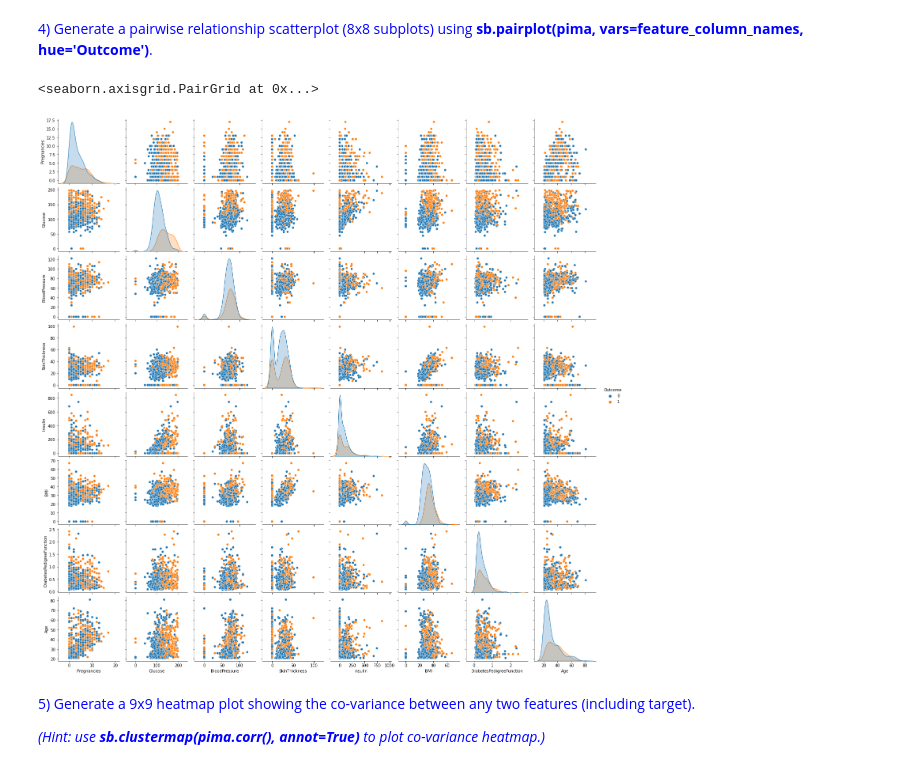
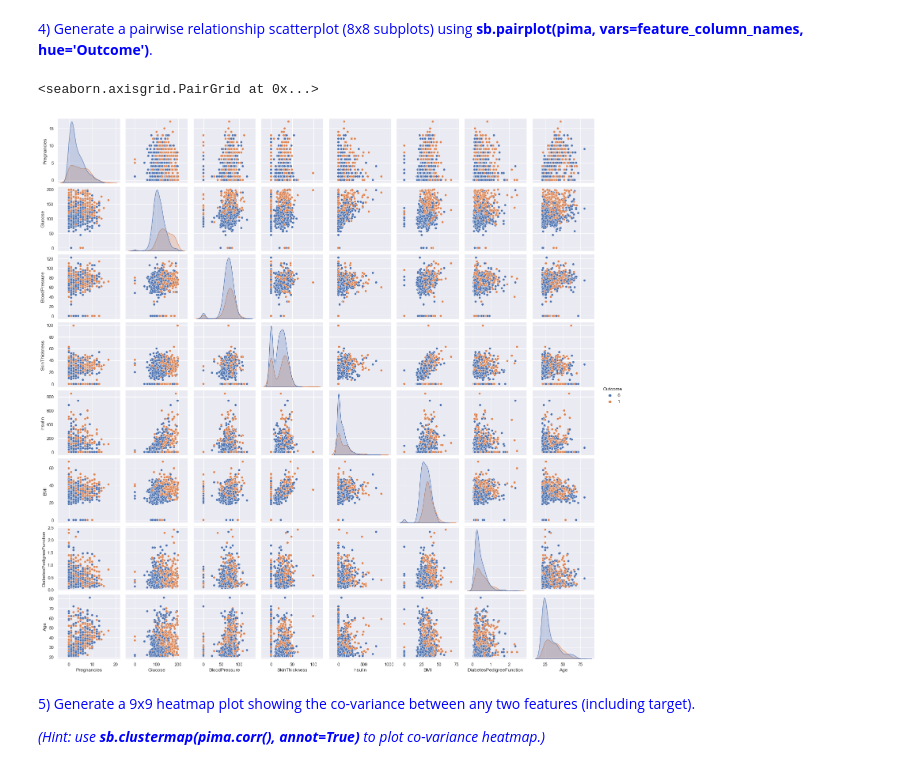
Before and after one commit to KOBeerose/Academic-Projects, a Jupyter notebook: Data Mining/Lab1/DM_Lab1_Classification.ipynb, the cells around one changed output. Cells and saved outputs as stored; diff of their text form; code cells hidden in the pictures.

```diff
--- a/Data Mining/Lab1/DM_Lab1_Classification.ipynb
+++ b/Data Mining/Lab1/DM_Lab1_Classification.ipynb
@@ -138,11 +138,12 @@ pima['Outcome'].value_counts().plot(kind='bar')
 <span style="color:blue">4) Generate a pairwise relationship scatterplot (8x8 subplots) using __sb.pairplot(pima, vars=feature_column_names, hue='Outcome')__. </span>
 # %%
 # --- Your code here ---
+sb.set_theme(style="darkgrid")
 
 sb.pairplot(pima, vars=pima.columns[:-1], hue='Outcome')
 # %% [output]
 <seaborn.axisgrid.PairGrid at 0x...>
-[figure, old version]
+[figure, new version]
 # %% [markdown]
 <span style="color:blue">5) Generate a 9x9 heatmap plot showing the co-variance between any two features (including target).<br/>
 
```
Also changed, not shown: parts of 9 cells of this notebook, 1 other file.
